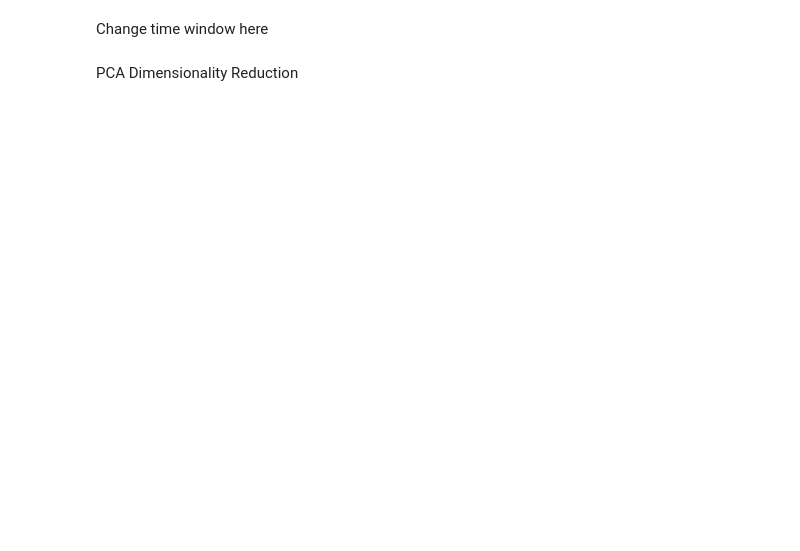
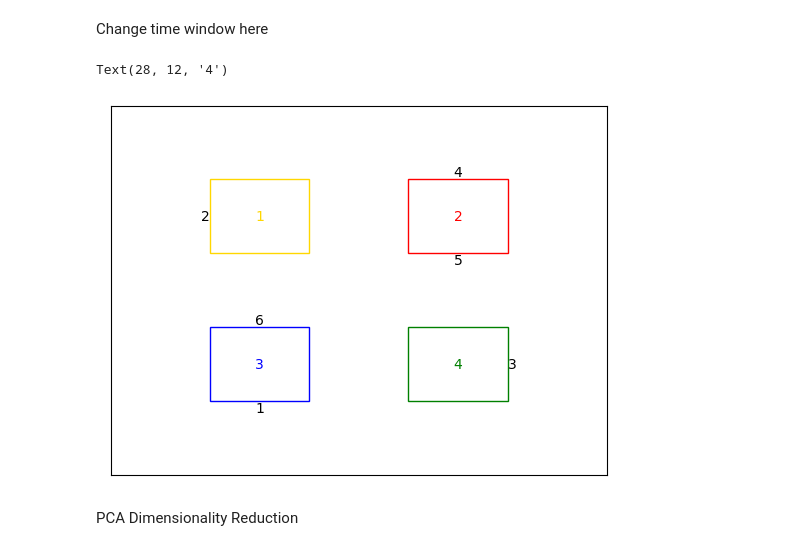
Before and after one commit to josephchengyx/Hippocampus_Decoding, a Jupyter notebook: goal_vs_pillar_v2.ipynb, the cells around one changed output. Cells and saved outputs as stored; diff of their text form; code cells hidden in the pictures; blank space fills up the shorter version.

```diff
--- a/goal_vs_pillar_v2.ipynb
+++ b/goal_vs_pillar_v2.ipynb
@@ -93,31 +93,34 @@ for i in range(cue_intervals.shape[0]):
 # %%
 # Plot layout of maze
 import matplotlib.pyplot as plt
 from matplotlib.patches import Rectangle
 
 plt.figure('Maze Layout')
 ax = plt.gca()
 ax.set_xlim([0, 40])
 ax.set_ylim([0, 40])
 ax.set_xticks([])
 ax.set_yticks([])
 # Add maze pillars
 ax.add_patch(Rectangle((8, 8), 8, 8, edgecolor='blue', fill=False, linewidth=1))
 ax.add_patch(Rectangle((8, 24), 8, 8, edgecolor='gold', fill=False, linewidth=1))
 ax.add_patch(Rectangle((24, 8), 8, 8, edgecolor='green', fill=False, linewidth=1))
 ax.add_patch(Rectangle((24, 24), 8, 8, edgecolor='red', fill=False, linewidth=1))
 # Add poster locations
 ax.text(12, 8, '1', ha='center', va='top', color='k')
 ax.text(8, 28, '2', ha='right', va='center', color='k')
 ax.text(32, 12, '3', ha='left', va='center', color='k')
 ax.text(28, 32, '4', ha='center', va='bottom', color='k')
 ax.text(28, 24, '5', ha='center', va='top', color='k')
 ax.text(12, 16, '6', ha='center', va='bottom', color='k')
 # Add pillar labels
-ax.text(12, 28, 'Pl 1', ha='center', va='center', color='gold')
-ax.text(28, 28, 'Pl 2', ha='center', va='center', color='red')
-ax.text(12, 12, 'Pl 3', ha='center', va='center', color='blue')
-ax.text(28, 12, 'Pl 4', ha='center', va='center', color='green')
+ax.text(12, 28, '1', ha='center', va='center', color='gold')
+ax.text(28, 28, '2', ha='center', va='center', color='red')
+ax.text(12, 12, '3', ha='center', va='center', color='blue')
+ax.text(28, 12, '4', ha='center', va='center', color='green')
+# %% [output]
+Text(28, 12, '4')
+[figure, added]
 # %%
 def group_by_goal(timeseries: np.array, goals: np.array) -> list:
     num_goals = 6
```
Also changed, not shown: parts of 10 cells of this notebook, 19 other files.
